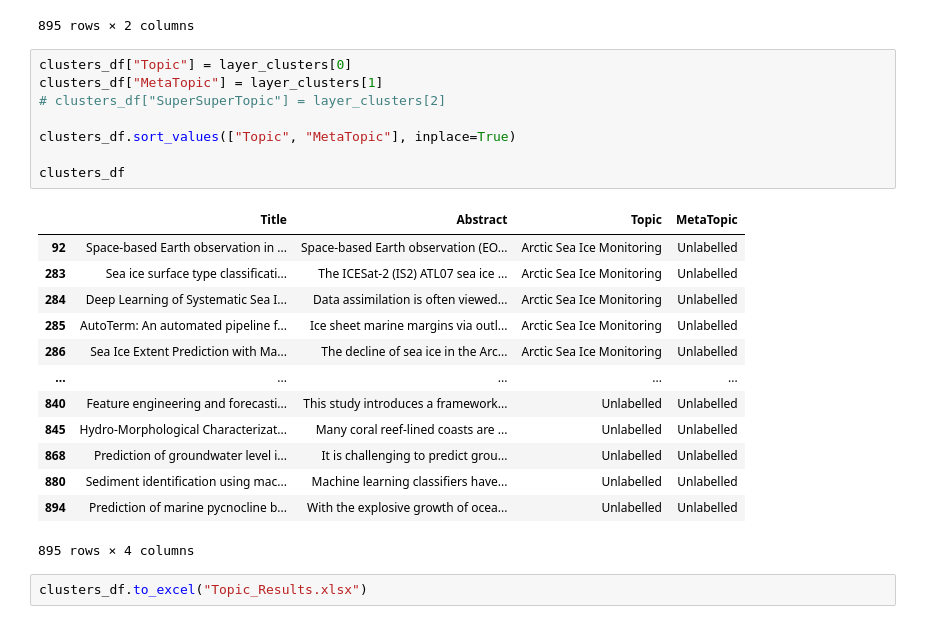
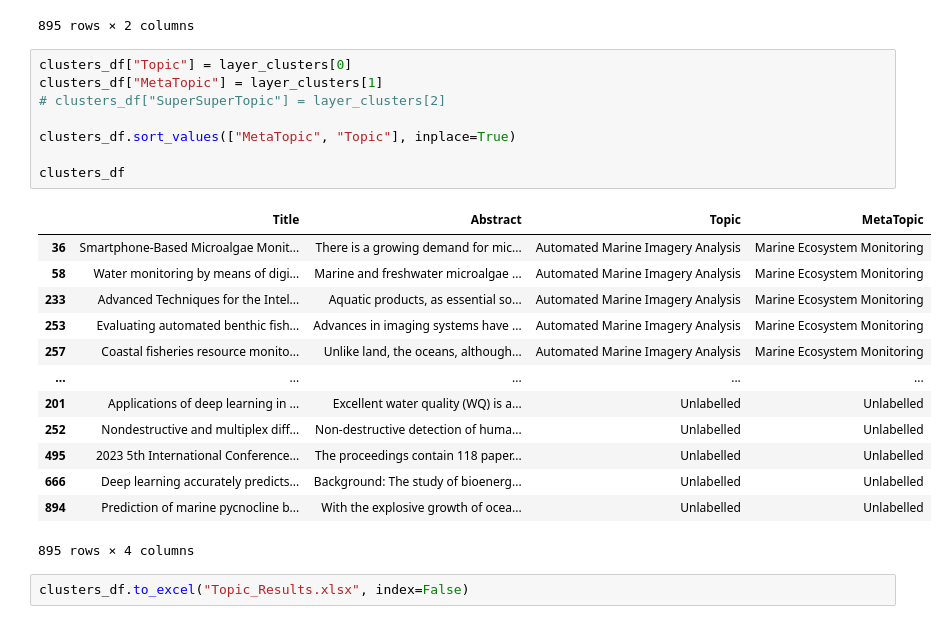
Before and after one commit to tayden/bb-ai-oceanography, a Jupyter notebook: TopicClusteringViz.ipynb, the cells around one changed output. Cells and saved outputs as stored; diff of their text form.

```diff
--- a/TopicClusteringViz.ipynb
+++ b/TopicClusteringViz.ipynb
@@ -977,24 +977,24 @@ clusters_df
 # %%
 clusters_df["Topic"] = layer_clusters[0]
 clusters_df["MetaTopic"] = layer_clusters[1]
 # clusters_df["SuperSuperTopic"] = layer_clusters[2]
 
-clusters_df.sort_values(["Topic", "MetaTopic"], inplace=True)
+clusters_df.sort_values(["MetaTopic", "Topic"], inplace=True)
 
 clusters_df
 # %% [output]
 |  | Title | Abstract | Topic | MetaTopic |
-| 92 | Space-based Earth observation in ... | Space-based Earth observation (EO... | Arctic Sea Ice Monitoring | Unlabelled |
-| 283 | Sea ice surface type classificati... | The ICESat-2 (IS2) ATL07 sea ice ... | Arctic Sea Ice Monitoring | Unlabelled |
-| 284 | Deep Learning of Systematic Sea I... | Data assimilation is often viewed... | Arctic Sea Ice Monitoring | Unlabelled |
-| 285 | AutoTerm: An automated pipeline f... | Ice sheet marine margins via outl... | Arctic Sea Ice Monitoring | Unlabelled |
-| 286 | Sea Ice Extent Prediction with Ma... | The decline of sea ice in the Arc... | Arctic Sea Ice Monitoring | Unlabelled |
+| 36 | Smartphone-Based Microalgae Monit... | There is a growing demand for mic... | Automated Marine Imagery Analysis | Marine Ecosystem Monitoring |
+| 58 | Water monitoring by means of digi... | Marine and freshwater microalgae ... | Automated Marine Imagery Analysis | Marine Ecosystem Monitoring |
+| 233 | Advanced Techniques for the Intel... | Aquatic products, as essential so... | Automated Marine Imagery Analysis | Marine Ecosystem Monitoring |
+| 253 | Evaluating automated benthic fish... | Advances in imaging systems have ... | Automated Marine Imagery Analysis | Marine Ecosystem Monitoring |
+| 257 | Coastal fisheries resource monito... | Unlike land, the oceans, although... | Automated Marine Imagery Analysis | Marine Ecosystem Monitoring |
 | ... | ... | ... | ... | ... |
-| 840 | Feature engineering and forecasti... | This study introduces a framework... | Unlabelled | Unlabelled |
-| 845 | Hydro-Morphological Characterizat... | Many coral reef-lined coasts are ... | Unlabelled | Unlabelled |
-| 868 | Prediction of groundwater level i... | It is challenging to predict grou... | Unlabelled | Unlabelled |
-| 880 | Sediment identification using mac... | Machine learning classifiers have... | Unlabelled | Unlabelled |
+| 201 | Applications of deep learning in ... | Excellent water quality (WQ) is a... | Unlabelled | Unlabelled |
+| 252 | Nondestructive and multiplex diff... | Non-destructive detection of huma... | Unlabelled | Unlabelled |
+| 495 | 2023 5th International Conference... | The proceedings contain 118 paper... | Unlabelled | Unlabelled |
+| 666 | Deep learning accurately predicts... | Background: The study of bioenerg... | Unlabelled | Unlabelled |
 | 894 | Prediction of marine pycnocline b... | With the explosive growth of ocea... | Unlabelled | Unlabelled |
 895 rows × 4 columns
 # %%
-clusters_df.to_excel("Topic_Results.xlsx")
+clusters_df.to_excel("Topic_Results.xlsx", index=False)
```
